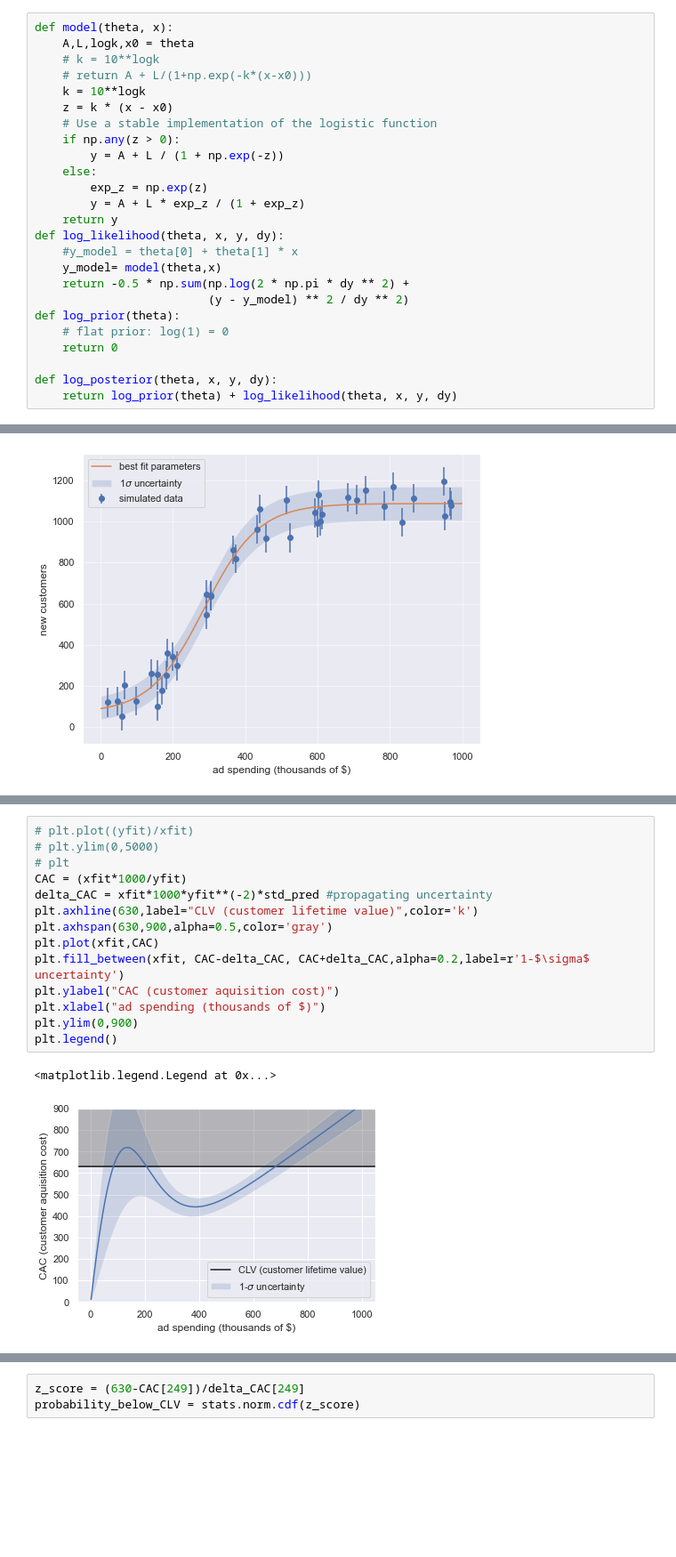
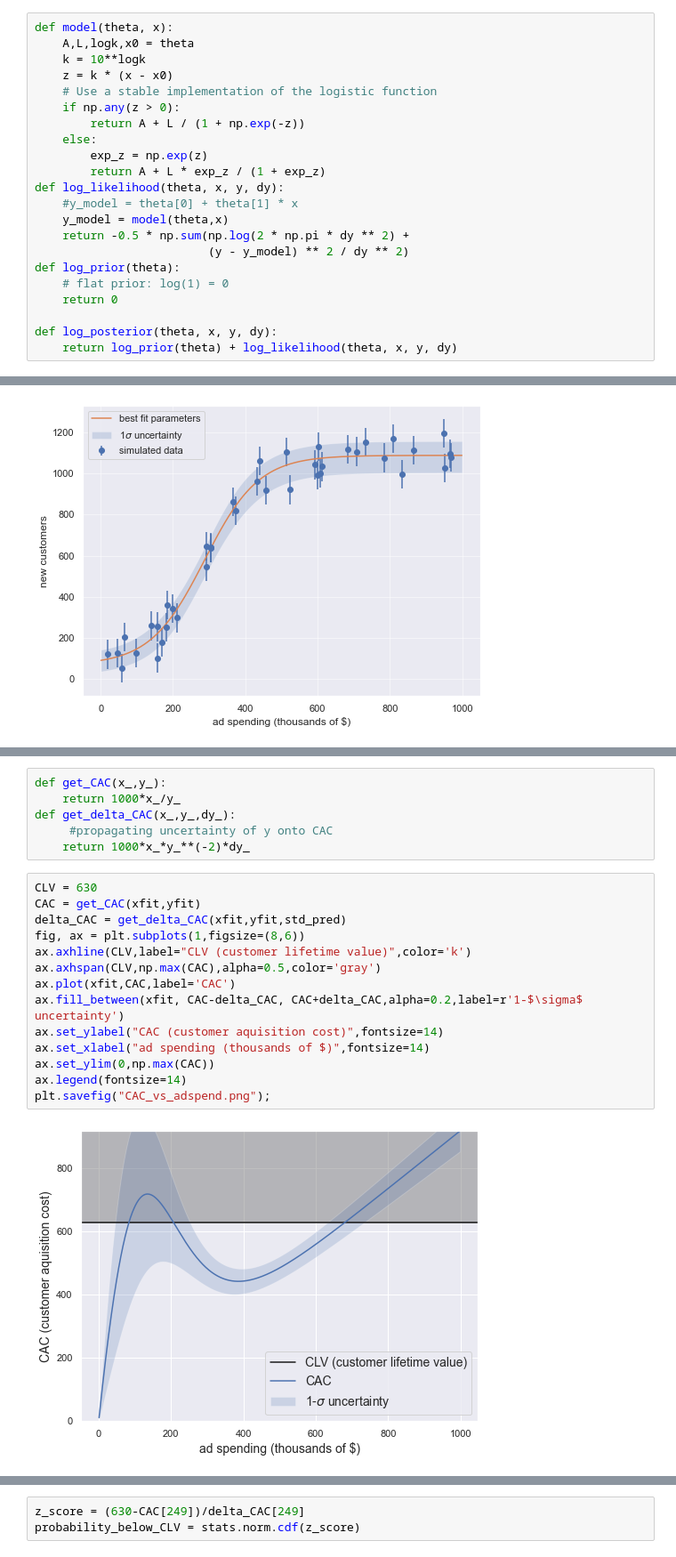
Before and after one commit to bayu-wilson/bayesian_marketing_analysis, a Jupyter notebook: bayesian_marketing_analysis.ipynb, the cells around one changed output, grey strips where cells are left out. Shown at 89% size. Saved outputs shown, nothing was run; the diff lists cells and outputs as text; blank space fills up the shorter version.

Commit message:
Commenting code, cleaning up plots, and checking work

```diff
--- a/bayesian_marketing_analysis.ipynb
+++ b/bayesian_marketing_analysis.ipynb
@@ -92,20 +103,17 @@ ax.legend(loc='upper left',fontsize=12)
 # %%
 def model(theta, x):
     A,L,logk,x0 = theta
-    # k = 10**logk
-    # return A + L/(1+np.exp(-k*(x-x0)))
     k = 10**logk
     z = k * (x - x0)
     # Use a stable implementation of the logistic function
     if np.any(z > 0):
-        y = A + L / (1 + np.exp(-z))
+        return A + L / (1 + np.exp(-z))
     else:
         exp_z = np.exp(z)
-        y = A + L * exp_z / (1 + exp_z)
-    return y
+        return A + L * exp_z / (1 + exp_z)
 def log_likelihood(theta, x, y, dy):
     #y_model = theta[0] + theta[1] * x
-    y_model= model(theta,x)
+    y_model = model(theta,x)
     return -0.5 * np.sum(np.log(2 * np.pi * dy ** 2) +
                          (y - y_model) ** 2 / dy ** 2)
 def log_prior(theta):
@@ -210,17 +224,22 @@ ax.legend()
+# %%
+def get_CAC(x_,y_):
+    return 1000*x_/y_
+def get_delta_CAC(x_,y_,dy_):
+     #propagating uncertainty of y onto CAC
+    return 1000*x_*y_**(-2)*dy_
 # %%
-# plt.plot((yfit)/xfit)
-# plt.ylim(0,5000)
-# plt
-CAC = (xfit*1000/yfit)
-delta_CAC = xfit*1000*yfit**(-2)*std_pred #propagating uncertainty
-plt.axhline(630,label="CLV (customer lifetime value)",color='k')
-plt.axhspan(630,900,alpha=0.5,color='gray')
-plt.plot(xfit,CAC)
-plt.fill_between(xfit, CAC-delta_CAC, CAC+delta_CAC,alpha=0.2,label=r'1-$\sigma$ uncertainty')
-plt.ylabel("CAC (customer aquisition cost)")
-plt.xlabel("ad spending (thousands of $)")
-plt.ylim(0,900)
-plt.legend()
+CLV = 630
+CAC = get_CAC(xfit,yfit)
+delta_CAC = get_delta_CAC(xfit,yfit,std_pred)
+fig, ax = plt.subplots(1,figsize=(8,6))
+ax.axhline(CLV,label="CLV (customer lifetime value)",color='k')
+ax.axhspan(CLV,np.max(CAC),alpha=0.5,color='gray')
+ax.plot(xfit,CAC,label='CAC')
+ax.fill_between(xfit, CAC-delta_CAC, CAC+delta_CAC,alpha=0.2,label=r'1-$\sigma$ uncertainty')
+ax.set_ylabel("CAC (customer aquisition cost)",fontsize=14)
+ax.set_xlabel("ad spending (thousands of $)",fontsize=14)
+ax.set_ylim(0,np.max(CAC))
+ax.legend(fontsize=14)
+plt.savefig("CAC_vs_adspend.png");
 # %% [output]
-<matplotlib.legend.Legend at 0x...>
-[figure, old version]
+[figure, new version]
```
Also changed, not shown: parts of 21 cells of this notebook.
